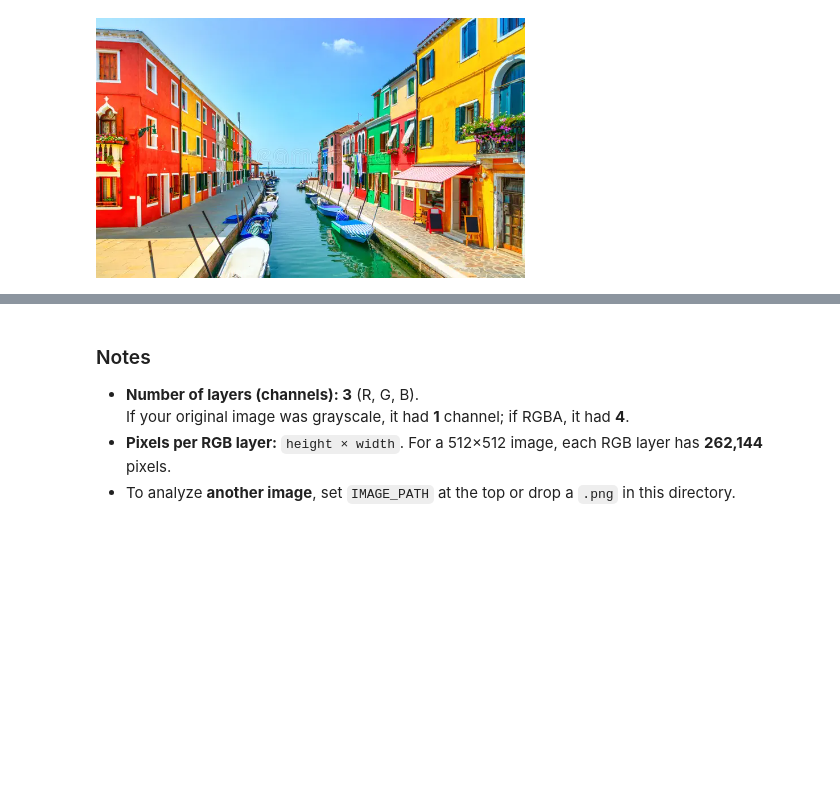
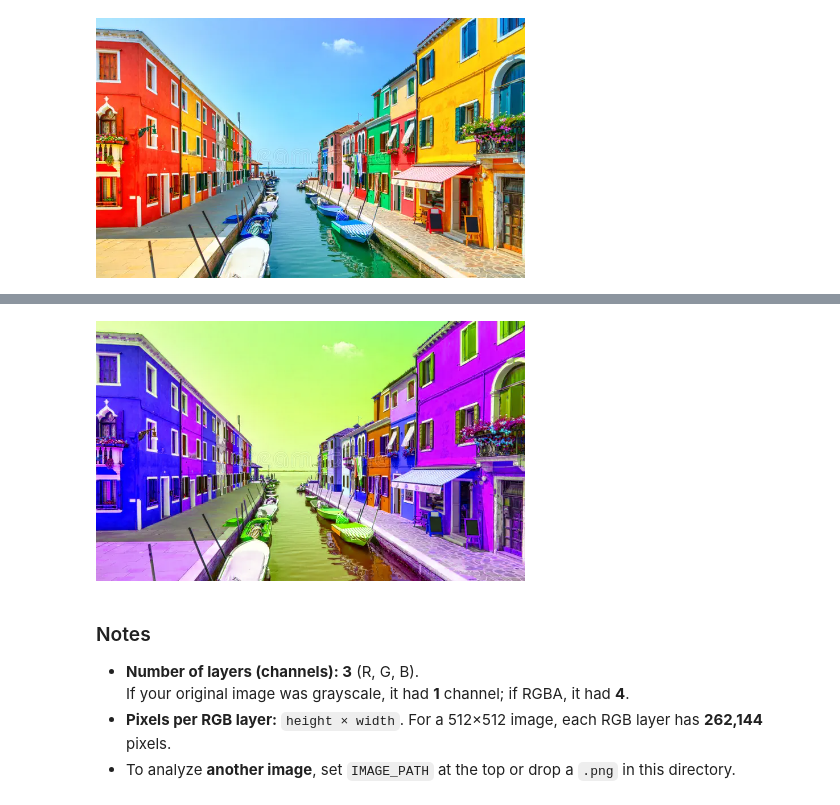
Before and after one commit to CNUClasses/471_code, a Jupyter notebook: week5/rgb_layers_local_png.ipynb, the cells around one changed output, grey strips where cells are left out. Saved outputs shown, nothing was run; the diff lists cells and outputs as text; code cells hidden in the pictures; blank space fills up the shorter version.

```diff
--- a/week5/rgb_layers_local_png.ipynb
+++ b/week5/rgb_layers_local_png.ipynb
@@ -155,3 +184,13 @@ pil_img
+# %%
+#swap the red and the green channels
+swapped_arr = rgb_arr.copy()
+swapped_arr[:, :, 0] = rgb_arr[:, :, 1]  # blue
+swapped_arr[:, :, 1] = rgb_arr[:, :, 2]  # green
+swapped_arr[:, :, 2] = rgb_arr[:, :, 0]  # red
+swapped_img = Image.fromarray(swapped_arr, mode="RGB")
+swapped_img
+# %% [output]
+[figure, added]
 # %% [markdown]
 
 ### Notes
```
Also changed, not shown: parts of 4 cells of this notebook, 5 other files.
